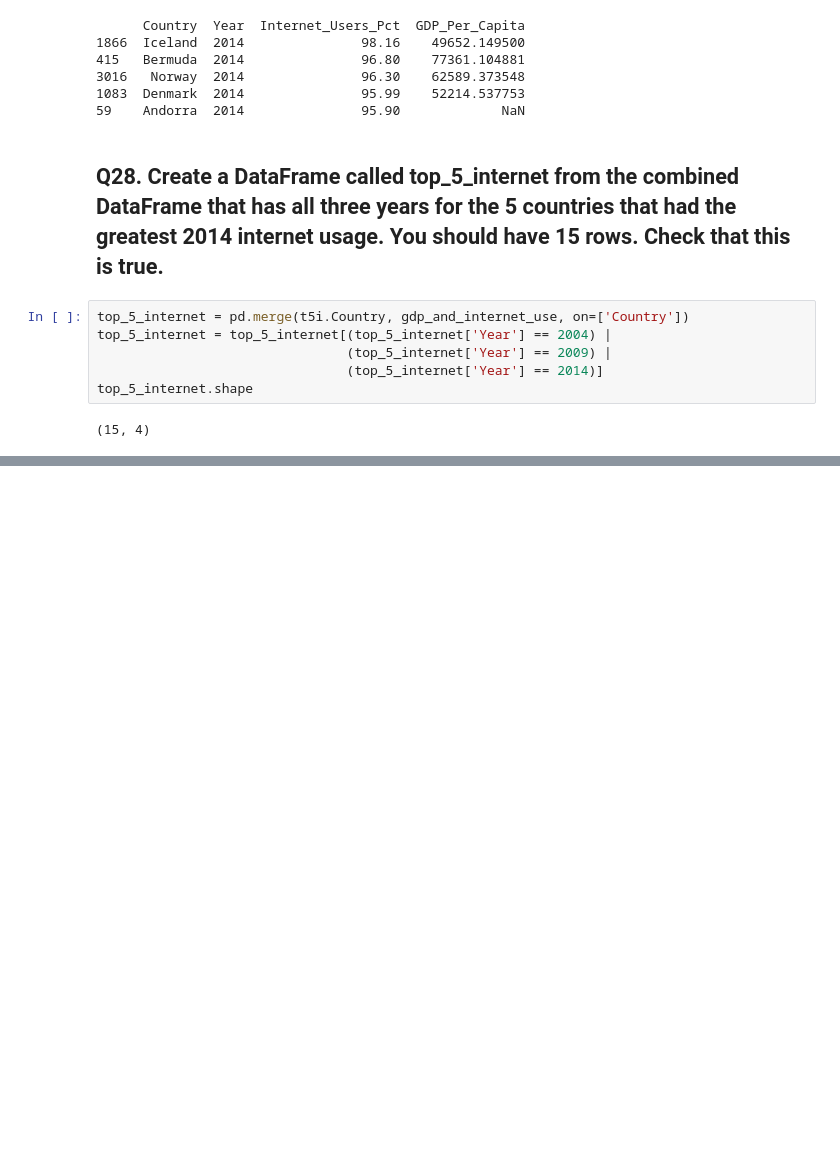
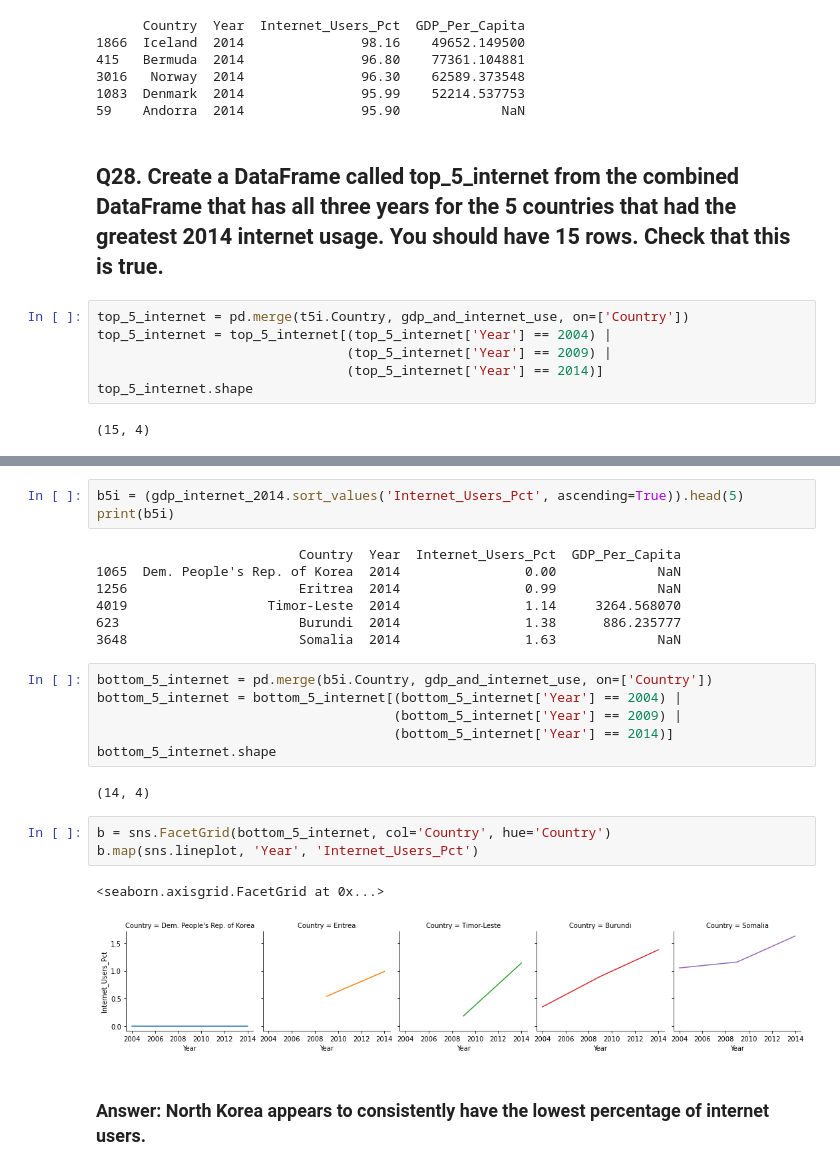
Before and after one commit to ANW16/gdp_and_internet_usage_python, a Jupyter notebook: notebook/gdp_and_internet_usage_notebook.ipynb, the cells around one changed output, grey strips where cells are left out. Cells and saved outputs as stored; diff of their text form; blank space fills up the shorter version.

```diff
--- a/notebook/gdp_and_internet_usage_notebook.ipynb
+++ b/notebook/gdp_and_internet_usage_notebook.ipynb
@@ -381,0 +394,26 @@ top_5_internet.shape
+# %%
+b5i = (gdp_internet_2014.sort_values('Internet_Users_Pct', ascending=True)).head(5)
+print(b5i)
+# %% [output]
+                          Country  Year  Internet_Users_Pct  GDP_Per_Capita
+1065  Dem. People's Rep. of Korea  2014                0.00             NaN
+1256                      Eritrea  2014                0.99             NaN
+4019                  Timor-Leste  2014                1.14     3264.568070
+623                       Burundi  2014                1.38      886.235777
+3648                      Somalia  2014                1.63             NaN
+# %%
+bottom_5_internet = pd.merge(b5i.Country, gdp_and_internet_use, on=['Country'])
+bottom_5_internet = bottom_5_internet[(bottom_5_internet['Year'] == 2004) |
+                                      (bottom_5_internet['Year'] == 2009) |
+                                      (bottom_5_internet['Year'] == 2014)]
+bottom_5_internet.shape
+# %% [output]
+(14, 4)
+# %%
+b = sns.FacetGrid(bottom_5_internet, col='Country', hue='Country')
+b.map(sns.lineplot, 'Year', 'Internet_Users_Pct')
+# %% [output]
+<seaborn.axisgrid.FacetGrid at 0x...>
+[figure, added]
+# %% [markdown]
+### Answer: North Korea appears to consistently have the lowest percentage of internet users.
```
Also changed, not shown: parts of 4 cells of this notebook.
